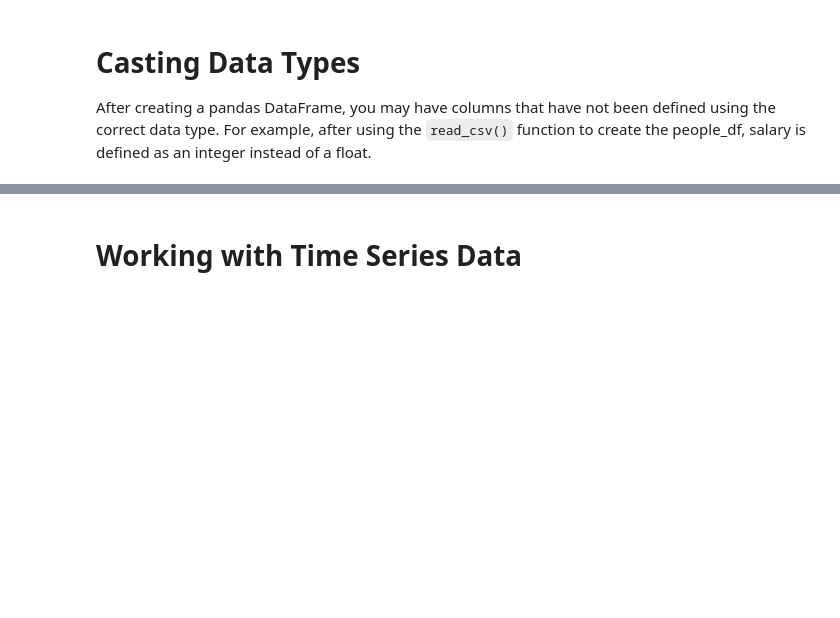
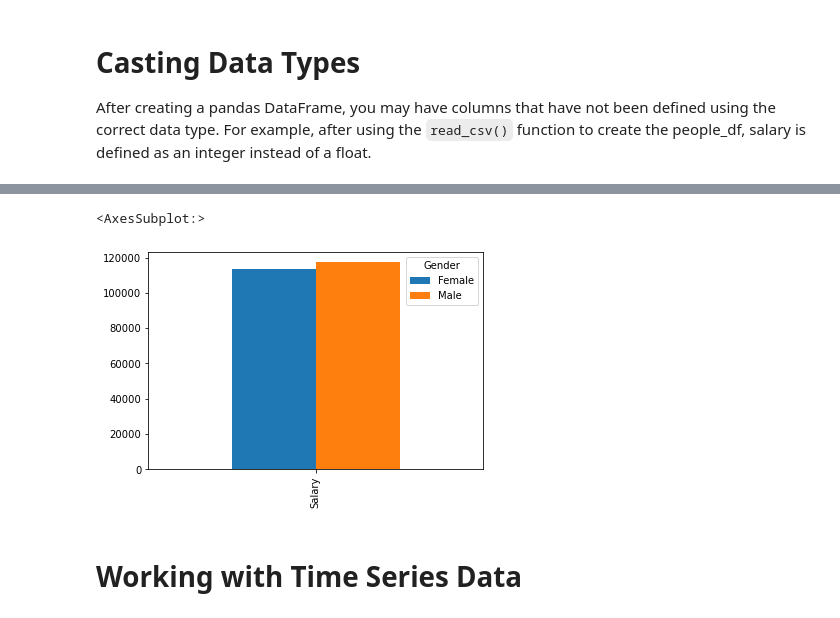
Before and after one commit to gregbott/Python_For_Business_Students, a Jupyter notebook: Pandas2.ipynb, the cells around one changed output, grey strips where cells are left out. Saved outputs shown, nothing was run; the diff lists cells and outputs as text; code cells hidden in the pictures; blank space fills up the shorter version.

```diff
--- a/Pandas2.ipynb
+++ b/Pandas2.ipynb
@@ -697,3 +815,8 @@ df_people['Salary'] = df_people['Salary'].astype(float)
+# %%
+df_sal_exp.transpose().plot(kind='bar')
+# %% [output]
+<AxesSubplot:>
+[figure, added]
 # %% [markdown]
 # Working with Time Series Data
 # %% [markdown]
```
Also changed, not shown: parts of 18 cells of this notebook, 1 other file.
